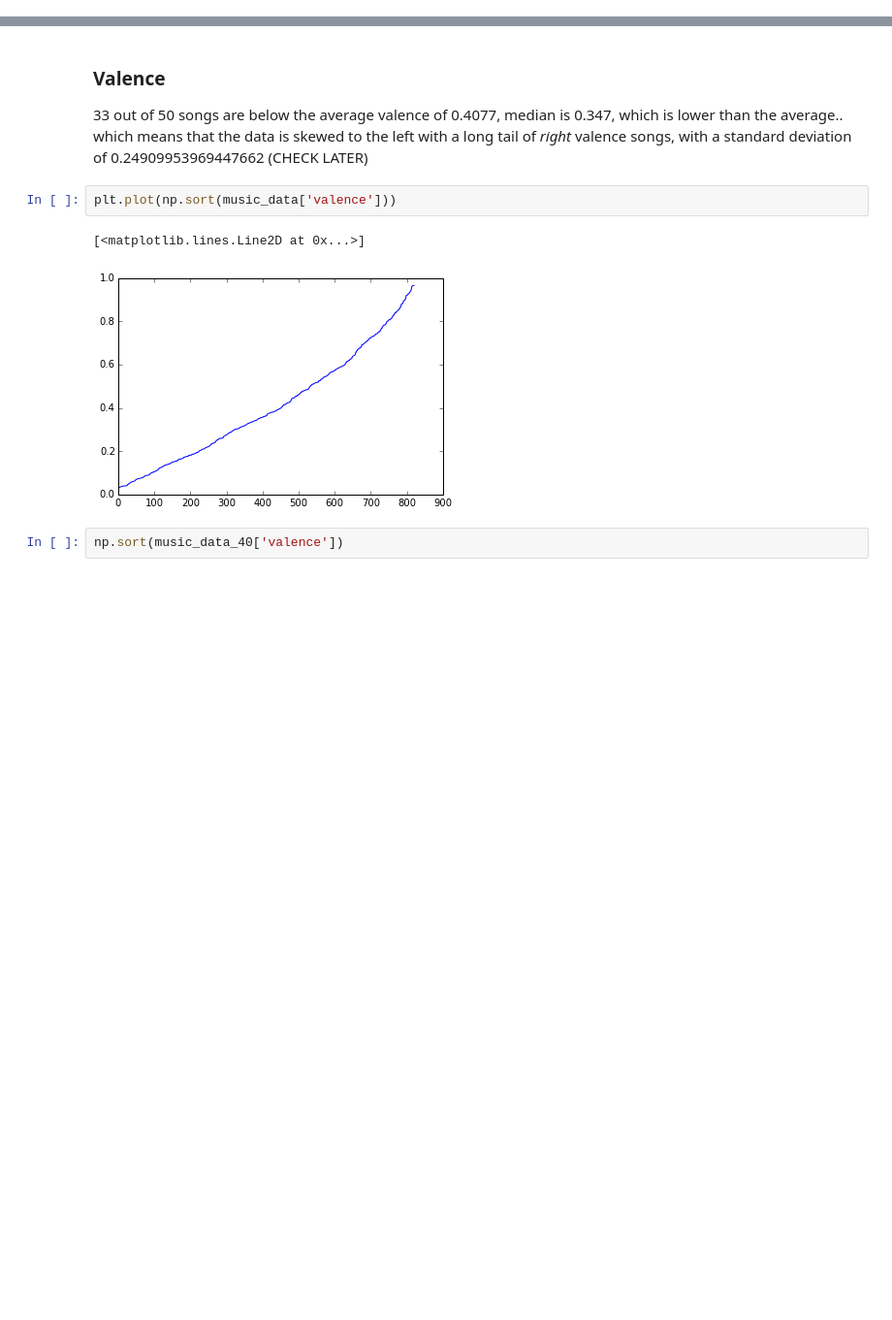
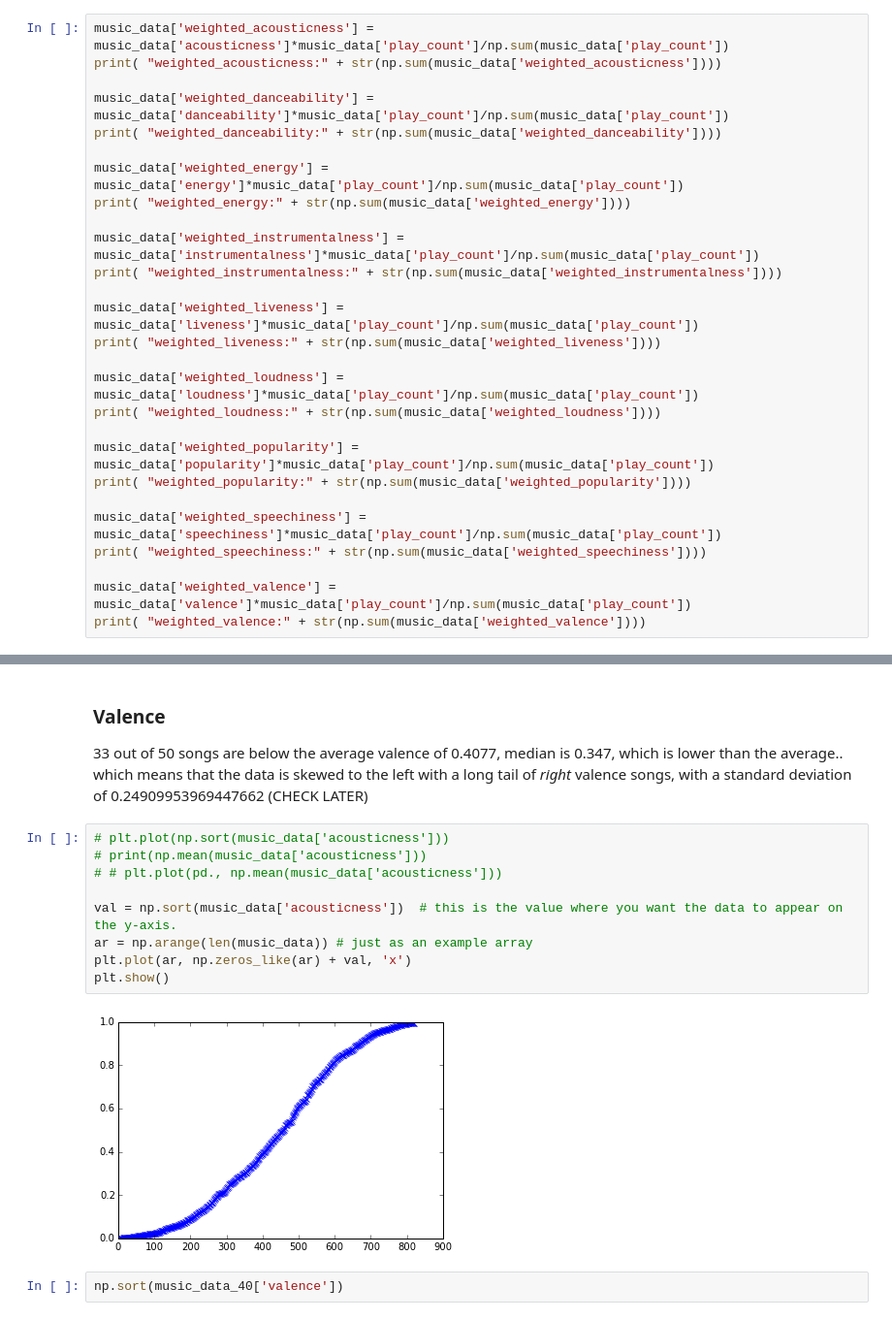
Before and after one commit to sreegp/Musical-Attribute-Analysis, a Jupyter notebook: Musical Attribute Analysis - Data Analysis & Visualization.ipynb, the cells around one changed output, grey strips where cells are left out. Shown at 97% size. Drawn from its saved outputs; the diff is of its cells as text; blank space fills up the shorter version.

```diff
--- a/Musical Attribute Analysis - Data Analysis & Visualization.ipynb
+++ b/Musical Attribute Analysis - Data Analysis & Visualization.ipynb
@@ -124,0 +139,27 @@ mode_time_signature: 4
+# %%
+music_data['weighted_acousticness'] = music_data['acousticness']*music_data['play_count']/np.sum(music_data['play_count'])
+print( "weighted_acousticness:" + str(np.sum(music_data['weighted_acousticness'])))
+
+music_data['weighted_danceability'] = music_data['danceability']*music_data['play_count']/np.sum(music_data['play_count'])
+print( "weighted_danceability:" + str(np.sum(music_data['weighted_danceability'])))
+
+music_data['weighted_energy'] = music_data['energy']*music_data['play_count']/np.sum(music_data['play_count'])
+print( "weighted_energy:" + str(np.sum(music_data['weighted_energy'])))
+
+music_data['weighted_instrumentalness'] = music_data['instrumentalness']*music_data['play_count']/np.sum(music_data['play_count'])
+print( "weighted_instrumentalness:" + str(np.sum(music_data['weighted_instrumentalness'])))
+
+music_data['weighted_liveness'] = music_data['liveness']*music_data['play_count']/np.sum(music_data['play_count'])
+print( "weighted_liveness:" + str(np.sum(music_data['weighted_liveness'])))
+
+music_data['weighted_loudness'] = music_data['loudness']*music_data['play_count']/np.sum(music_data['play_count'])
+print( "weighted_loudness:" + str(np.sum(music_data['weighted_loudness'])))
+
+music_data['weighted_popularity'] = music_data['popularity']*music_data['play_count']/np.sum(music_data['play_count'])
+print( "weighted_popularity:" + str(np.sum(music_data['weighted_popularity'])))
+
+music_data['weighted_speechiness'] = music_data['speechiness']*music_data['play_count']/np.sum(music_data['play_count'])
+print( "weighted_speechiness:" + str(np.sum(music_data['weighted_speechiness'])))
+
+music_data['weighted_valence'] = music_data['valence']*music_data['play_count']/np.sum(music_data['play_count'])
+print( "weighted_valence:" + str(np.sum(music_data['weighted_valence'])))
@@ -130,11 +185,17 @@ The analysis shows that X% of my songs contains instrumental music, Y % of my so
 
 33 out of 50 songs are below the average valence of 0.4077, median is 0.347, which is lower than the average.. which means that the data is skewed to the left with a long tail of *right* valence songs, with a standard deviation of 0.24909953969447662
  (CHECK LATER)
-# %%
-plt.plot(np.sort(music_data['valence']))
-# %% [output]
-[<matplotlib.lines.Line2D at 0x...>]
-[figure, removed]
+# %%
+# plt.plot(np.sort(music_data['acousticness']))
+# print(np.mean(music_data['acousticness']))
+# # plt.plot(pd., np.mean(music_data['acousticness']))
+
+val = np.sort(music_data['acousticness'])  # this is the value where you want the data to appear on the y-axis.
+ar = np.arange(len(music_data)) # just as an example array
+plt.plot(ar, np.zeros_like(ar) + val, 'x')
+plt.show()
+# %% [output]
+[figure, added]
 # %%
 np.sort(music_data_40['valence'])
 # %% [output]
```
Also changed, not shown: parts of 8 cells of this notebook.
